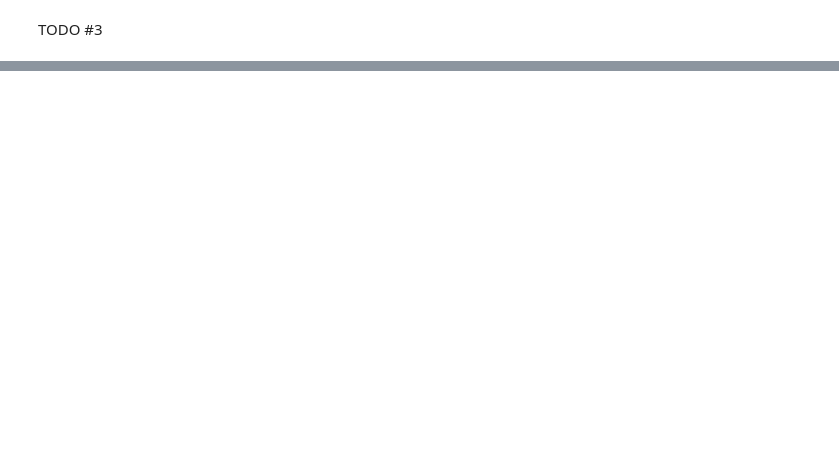
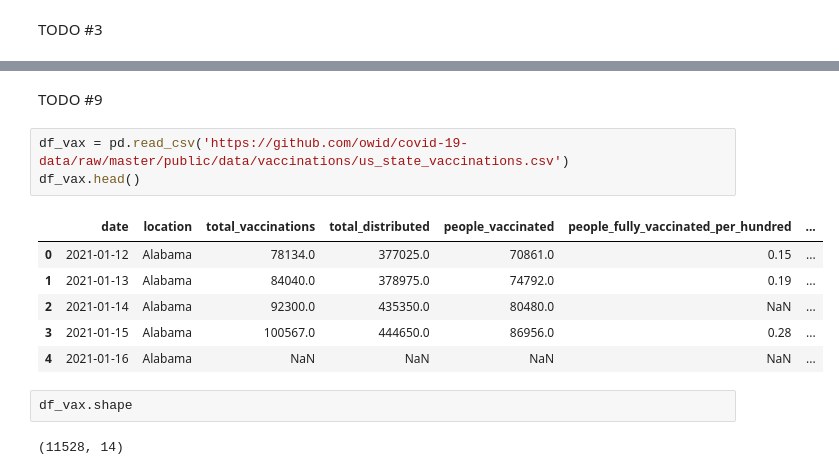
Before and after one commit to srijanmalhotra2711/bootcamp-data-science, a Jupyter notebook: task-week-4/Task4.ipynb, the cells around one changed output, grey strips where cells are left out. Saved outputs shown, nothing was run; the diff lists cells and outputs as text; blank space fills up the shorter version.

```diff
--- a/task-week-4/Task4.ipynb
+++ b/task-week-4/Task4.ipynb
@@ -42,0 +142,16 @@ TODO #3
+# %% [markdown]
+TODO #9
+# %%
+df_vax = pd.read_csv('https://github.com/owid/covid-19-data/raw/master/public/data/vaccinations/us_state_vaccinations.csv')
+df_vax.head()
+# %% [output]
+|  | date | location | total_vaccinations | total_distributed | people_vaccinated | people_fully_vaccinated_per_hundred | ... |
+| 0 | 2021-01-12 | Alabama | 78134.0 | 377025.0 | 70861.0 | 0.15 | ... |
+| 1 | 2021-01-13 | Alabama | 84040.0 | 378975.0 | 74792.0 | 0.19 | ... |
+| 2 | 2021-01-14 | Alabama | 92300.0 | 435350.0 | 80480.0 | NaN | ... |
+| 3 | 2021-01-15 | Alabama | 100567.0 | 444650.0 | 86956.0 | 0.28 | ... |
+| 4 | 2021-01-16 | Alabama | NaN | NaN | NaN | NaN | ... |
+# %%
+df_vax.shape
+# %% [output]
+(11528, 14)
```
Also changed, not shown: parts of 16 cells of this notebook.
